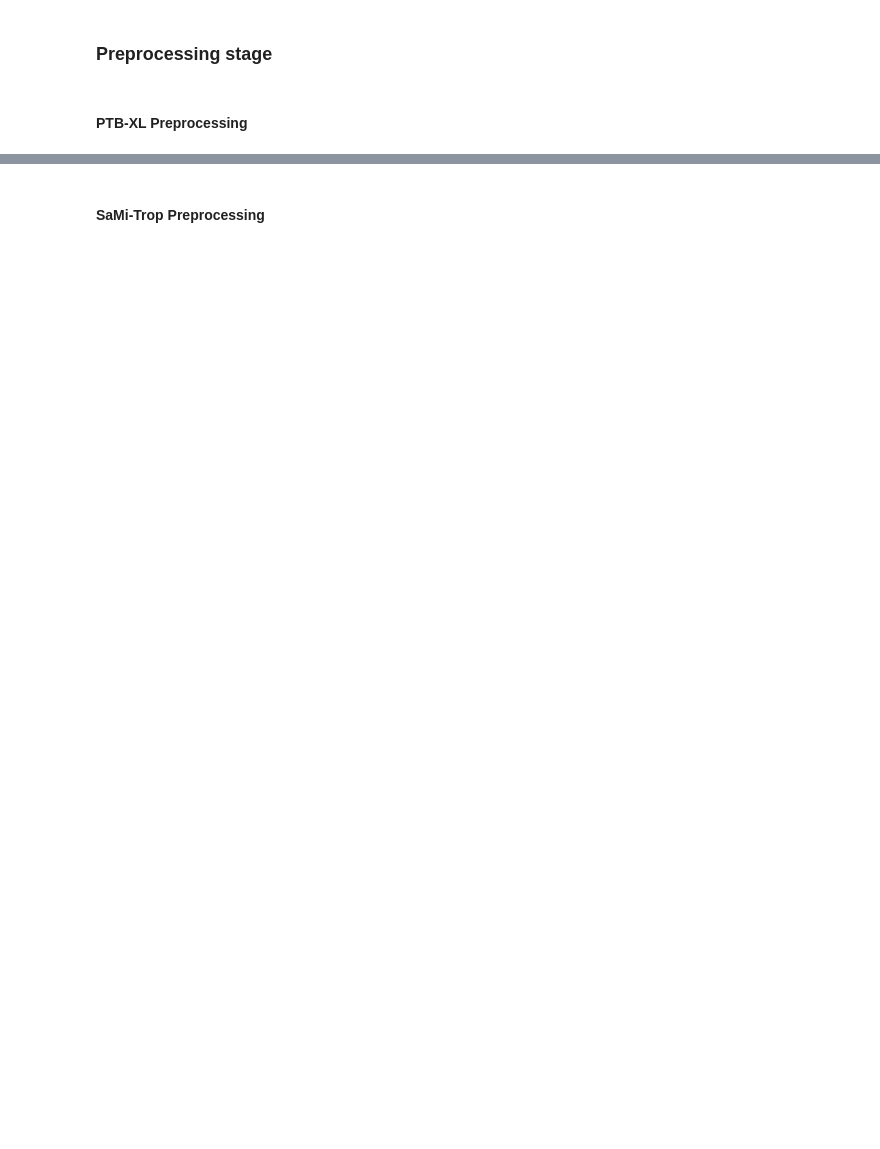
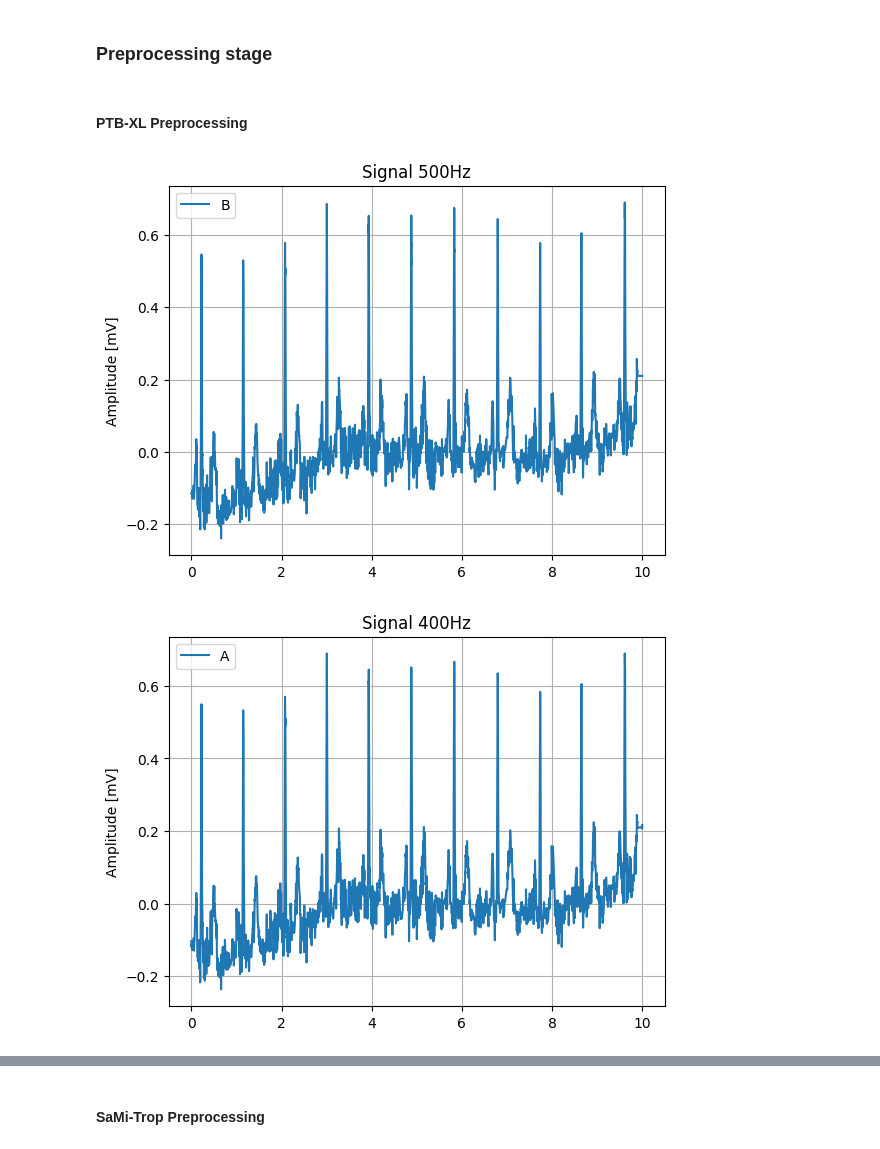
Before and after one commit to GiulioTaralli/deep-chagas-classifier, a Jupyter notebook: chagas_classification.ipynb, the cells around one changed output, grey strips where cells are left out. Saved outputs shown, nothing was run; the diff lists cells and outputs as text; code cells hidden in the pictures; blank space fills up the shorter version.

```diff
--- a/chagas_classification.ipynb
+++ b/chagas_classification.ipynb
@@ -38,8 +44,8 @@ Leads available: ['I', 'II', 'III', 'AVR', 'AVL', 'AVF', 'V1', 'V2', 'V3', 'V4',
 [figure]
 # %%
-patient_path = "datasets/physionet.org/files/ptb-xl/1.0.3/records500/00000/00001_hr"
-patient_record = wfdb.rdrecord(patient_path, sampto=1500)
-wfdb.plot_wfdb(patient_record, figsize=(15, 10), title='PTB-XL Record 00001 (500hz frequency)', time_units='seconds')
+patient_path_500hz = "datasets/physionet.org/files/ptb-xl/1.0.3/records500/00000/00001_hr"
+patient_record_ptb_500hz = wfdb.rdrecord(patient_path_500hz, sampto=1500)
+wfdb.plot_wfdb(patient_record_ptb_500hz, figsize=(15, 10), title='PTB-XL Record 00001 (500hz frequency)', time_units='seconds')
 # %% [output]
 [figure]
 # %%
@@ -232,0 +294,9 @@ def bandpass_filter(signal_data: np.ndarray, low_cutoff: float = 0.5, high_cutof
+# %%
+def anti_aliasing_filter(signal: np.ndarray, fs_original: int = 500, fs_target: int = 400):
+    nyquist_target = fs_target / 2  # Nyquist of the new frequency (200 Hz)
+    # Creating the low-pass filter
+    b, a = sp.signal.butter(N=8, Wn=nyquist_target / (fs_original / 2), btype='low')
+    # Applicazione del filtro
+    signal_filtered = sp.signal.filtfilt(b, a, signal)
+
+    return signal_filtered
@@ -233,2 +306,24 @@ def bandpass_filter(signal_data: np.ndarray, low_cutoff: float = 0.5, high_cutof
 # %% [markdown]
 #### **PTB-XL Preprocessing**
+# %%
+patient_record_ptb_500hz = wfdb.rdrecord(patient_path_500hz)
+t = np.arange(len(patient_record_ptb_500hz.p_signal[:, 0][:5000])) / 500  # Creating the time axis
+plt.plot(t, patient_record_ptb_500hz.p_signal[:, 0])
+plt.ylabel("Amplitude [mV]")
+plt.legend("Before")
+plt.grid(True)
+plt.title("Signal 500Hz")
+plt.show()
+
+signal_antialiased = anti_aliasing_filter(patient_record_ptb_500hz.p_signal[:, 0])
+signal_downsampled = sp.signal.resample_poly(signal_antialiased, up=4, down=5)
+t = np.arange(len(signal_downsampled[:5000])) / 400  # Creating the time axis
+plt.plot(t, signal_downsampled)
+plt.ylabel("Amplitude [mV]")
+plt.legend("After")
+plt.grid(True)
+plt.title("Signal 400Hz")
+plt.show()
+# %% [output]
+[figure, added]
+[figure, added]
```
Also changed, not shown: parts of 36 cells of this notebook.
